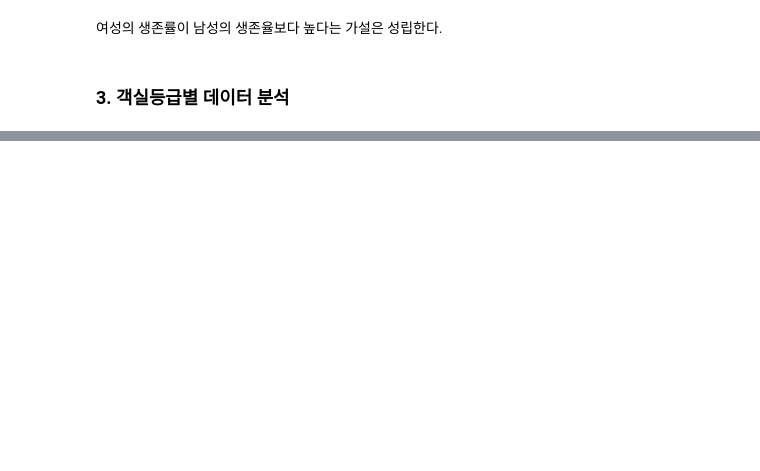
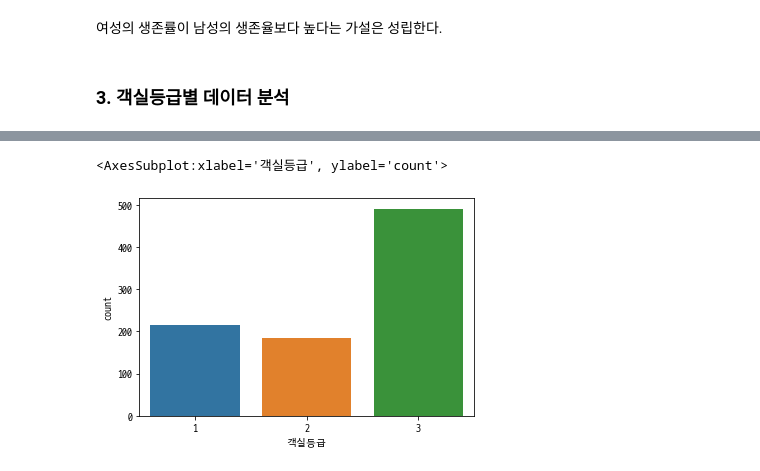
Before and after one commit to RlxDn/Bigdata, a Jupyter notebook: 40_데이터분석 실습/01_Titanic.ipynb, the cells around one changed output, grey strips where cells are left out. Drawn from its saved outputs; the diff is of its cells as text; code cells hidden in the pictures; blank space fills up the shorter version.

```diff
--- a/40_데이터분석 실습/01_Titanic.ipynb
+++ b/40_데이터분석 실습/01_Titanic.ipynb
@@ -243,0 +252,5 @@ sns.barplot(x='성별', y='생존여부', data=df)
+# %%
+sns.countplot(x='객실등급', data=df)
+# %% [output]
+<AxesSubplot:xlabel='객실등급', ylabel='count'>
+[figure, added]
```
Also changed, not shown: parts of 16 cells of this notebook.
